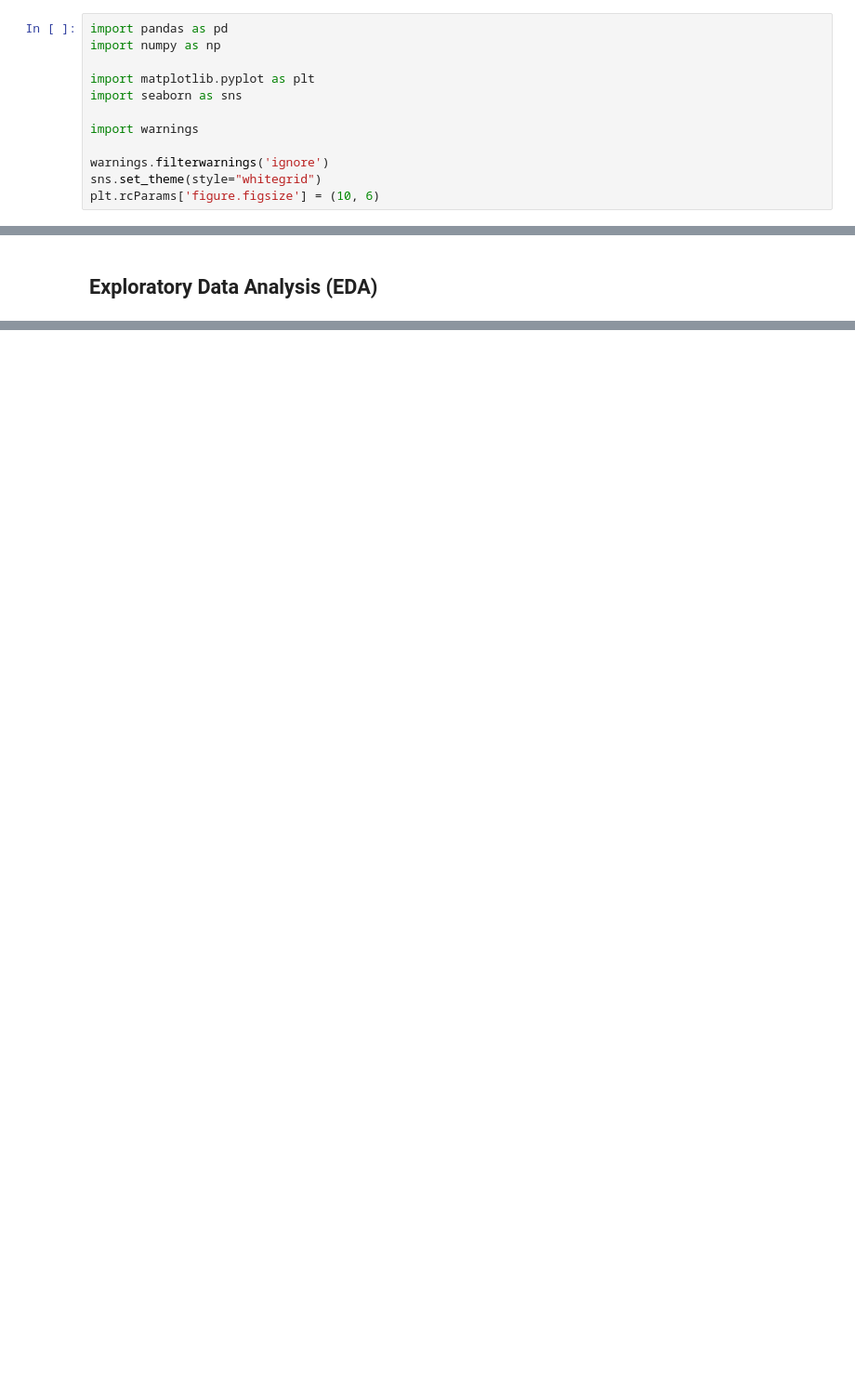
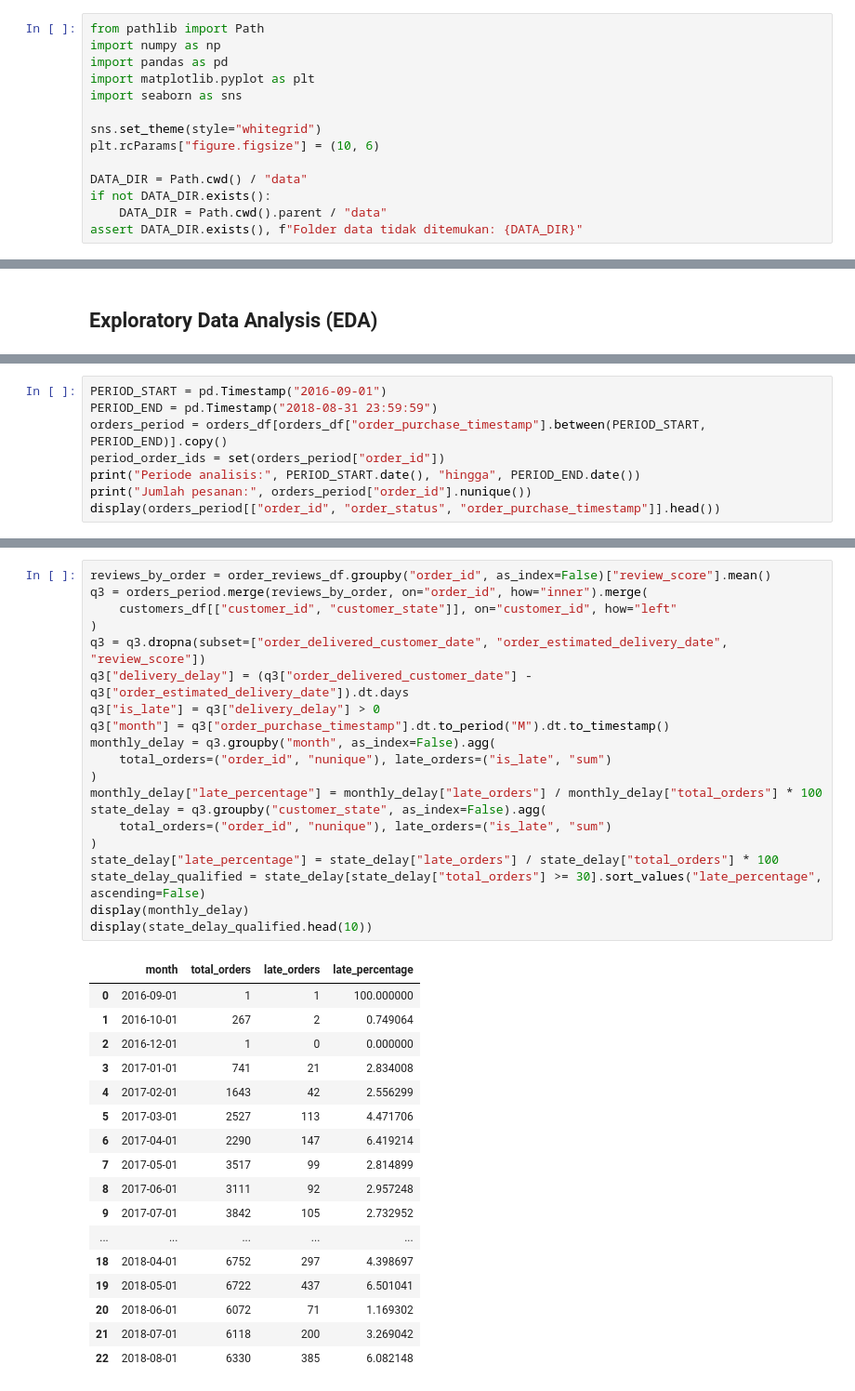
Before and after one commit to NABIILLL/analisis-olist, a Jupyter notebook: Proyek_Analisis_E_Commerce.ipynb, the cells around one changed output, grey strips where cells are left out. Shown at 93% size. Cells and saved outputs as stored; diff of their text form; blank space fills up the shorter version.

```diff
--- a/Proyek_Analisis_E_Commerce.ipynb
+++ b/Proyek_Analisis_E_Commerce.ipynb
@@ -47,17 +15,19 @@ Keterangan:
 # %% [markdown]
 ## Import Semua Packages/Library yang Digunakan
 # %%
+from pathlib import Path
+import numpy as np
 import pandas as pd
-import numpy as np
-
 import matplotlib.pyplot as plt
 import seaborn as sns
 
-import warnings
+sns.set_theme(style="whitegrid")
+plt.rcParams["figure.figsize"] = (10, 6)
 
-warnings.filterwarnings('ignore')
-sns.set_theme(style="whitegrid")
-plt.rcParams['figure.figsize'] = (10, 6)
+DATA_DIR = Path.cwd() / "data"
+if not DATA_DIR.exists():
+    DATA_DIR = Path.cwd().parent / "data"
+assert DATA_DIR.exists(), f"Folder data tidak ditemukan: {DATA_DIR}"
 # %% [markdown]
 ## Data Wrangling
 # %% [markdown]
@@ -801,0 +148,8 @@ Name: average_review, dtype: float64
+# %%
+PERIOD_START = pd.Timestamp("2016-09-01")
+PERIOD_END = pd.Timestamp("2018-08-31 23:59:59")
+orders_period = orders_df[orders_df["order_purchase_timestamp"].between(PERIOD_START, PERIOD_END)].copy()
+period_order_ids = set(orders_period["order_id"])
+print("Periode analisis:", PERIOD_START.date(), "hingga", PERIOD_END.date())
+print("Jumlah pesanan:", orders_period["order_id"].nunique())
+display(orders_period[["order_id", "order_status", "order_purchase_timestamp"]].head())
@@ -801,0 +278,38 @@ Name: average_review, dtype: float64
+# %%
+reviews_by_order = order_reviews_df.groupby("order_id", as_index=False)["review_score"].mean()
+q3 = orders_period.merge(reviews_by_order, on="order_id", how="inner").merge(
+    customers_df[["customer_id", "customer_state"]], on="customer_id", how="left"
+)
+q3 = q3.dropna(subset=["order_delivered_customer_date", "order_estimated_delivery_date", "review_score"])
+q3["delivery_delay"] = (q3["order_delivered_customer_date"] - q3["order_estimated_delivery_date"]).dt.days
+q3["is_late"] = q3["delivery_delay"] > 0
+q3["month"] = q3["order_purchase_timestamp"].dt.to_period("M").dt.to_timestamp()
+monthly_delay = q3.groupby("month", as_index=False).agg(
+    total_orders=("order_id", "nunique"), late_orders=("is_late", "sum")
+)
+monthly_delay["late_percentage"] = monthly_delay["late_orders"] / monthly_delay["total_orders"] * 100
+state_delay = q3.groupby("customer_state", as_index=False).agg(
+    total_orders=("order_id", "nunique"), late_orders=("is_late", "sum")
+)
+state_delay["late_percentage"] = state_delay["late_orders"] / state_delay["total_orders"] * 100
+state_delay_qualified = state_delay[state_delay["total_orders"] >= 30].sort_values("late_percentage", ascending=False)
+display(monthly_delay)
+display(state_delay_qualified.head(10))
+# %% [output]
+|  | month | total_orders | late_orders | late_percentage |
+| 0 | 2016-09-01 | 1 | 1 | 100.000000 |
+| 1 | 2016-10-01 | 267 | 2 | 0.749064 |
+| 2 | 2016-12-01 | 1 | 0 | 0.000000 |
+| 3 | 2017-01-01 | 741 | 21 | 2.834008 |
+| 4 | 2017-02-01 | 1643 | 42 | 2.556299 |
+| 5 | 2017-03-01 | 2527 | 113 | 4.471706 |
+| 6 | 2017-04-01 | 2290 | 147 | 6.419214 |
+| 7 | 2017-05-01 | 3517 | 99 | 2.814899 |
+| 8 | 2017-06-01 | 3111 | 92 | 2.957248 |
+| 9 | 2017-07-01 | 3842 | 105 | 2.732952 |
+| ... | ... | ... | ... | ... |
+| 18 | 2018-04-01 | 6752 | 297 | 4.398697 |
+| 19 | 2018-05-01 | 6722 | 437 | 6.501041 |
+| 20 | 2018-06-01 | 6072 | 71 | 1.169302 |
+| 21 | 2018-07-01 | 6118 | 200 | 3.269042 |
+| 22 | 2018-08-01 | 6330 | 385 | 6.082148 |
```
Also changed, not shown: parts of 66 cells of this notebook, 1 other file.
